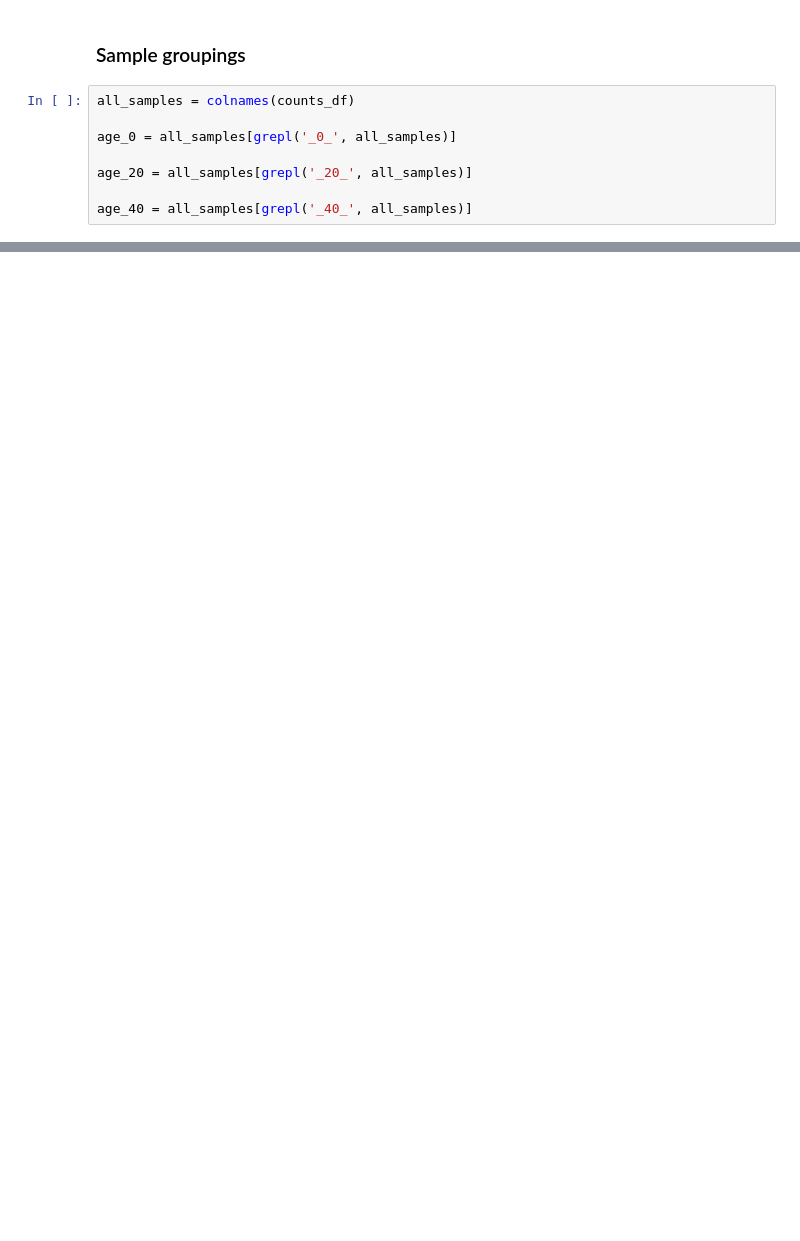
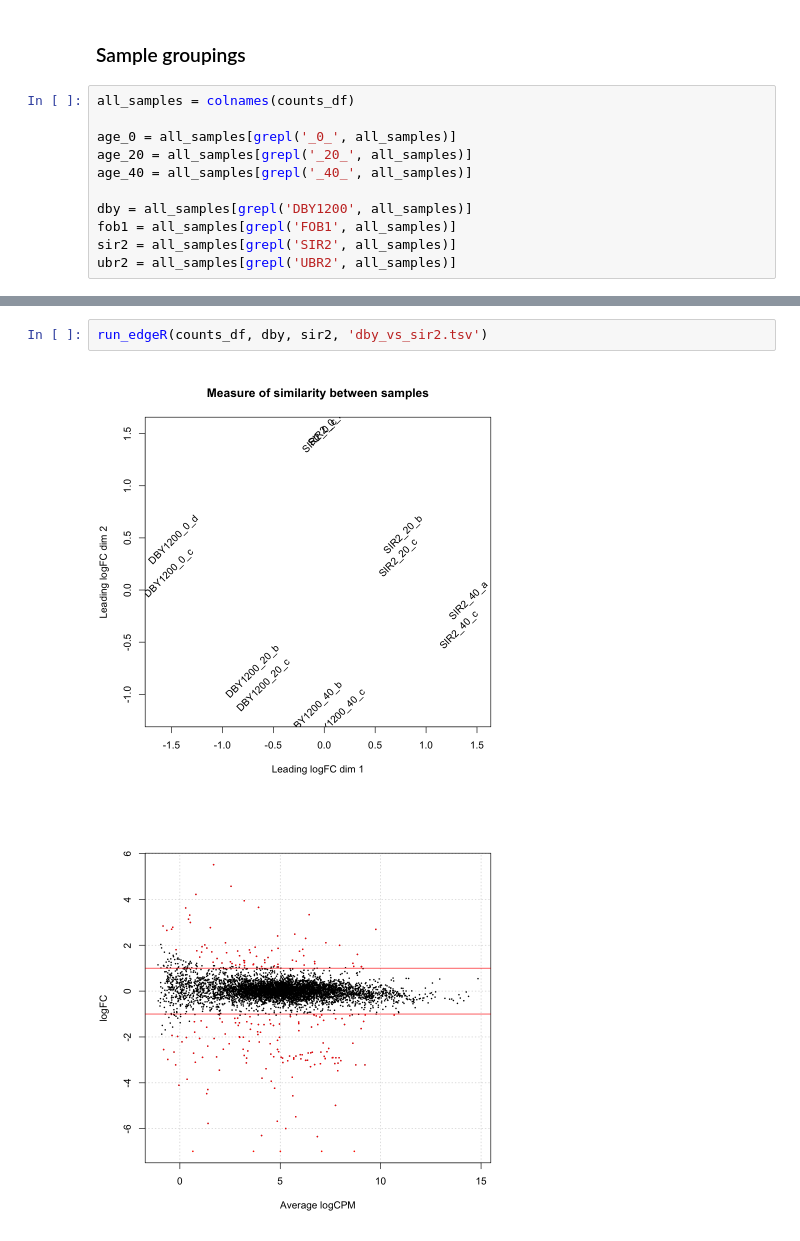
Before and after one commit to Javkhaa/rna_seq_analysis, a Jupyter notebook: rna_seq_deg/deg_using_edgeR.ipynb, the cells around one changed output, grey strips where cells are left out. Drawn from its saved outputs; the diff is of its cells as text; blank space fills up the shorter version.

```diff
--- a/rna_seq_deg/deg_using_edgeR.ipynb
+++ b/rna_seq_deg/deg_using_edgeR.ipynb
@@ -46,10 +42,13 @@ A data.frame: 6 × 24
 all_samples = colnames(counts_df)
 
 age_0 = all_samples[grepl('_0_', all_samples)]
+age_20 = all_samples[grepl('_20_', all_samples)]
+age_40 = all_samples[grepl('_40_', all_samples)]
 
-age_20 = all_samples[grepl('_20_', all_samples)]
-
-age_40 = all_samples[grepl('_40_', all_samples)]
+dby = all_samples[grepl('DBY1200', all_samples)]
+fob1 = all_samples[grepl('FOB1', all_samples)]
+sir2 = all_samples[grepl('SIR2', all_samples)]
+ubr2 = all_samples[grepl('UBR2', all_samples)]
 # %%
 run_edgeR = function(counts_df, grp1, grp2, out_deg_file, num_deg=50){
     # Use only the required samples in grp1, grp2
@@ -111,0 +107,5 @@ run_edgeR(counts_df, age_20, age_40, 'age_20_vs_age_40.tsv')
+# %%
+run_edgeR(counts_df, dby, sir2, 'dby_vs_sir2.tsv')
+# %% [output]
+[figure, added]
+[figure, added]
```
Also changed, not shown: parts of 12 cells of this notebook, 12 other files.
